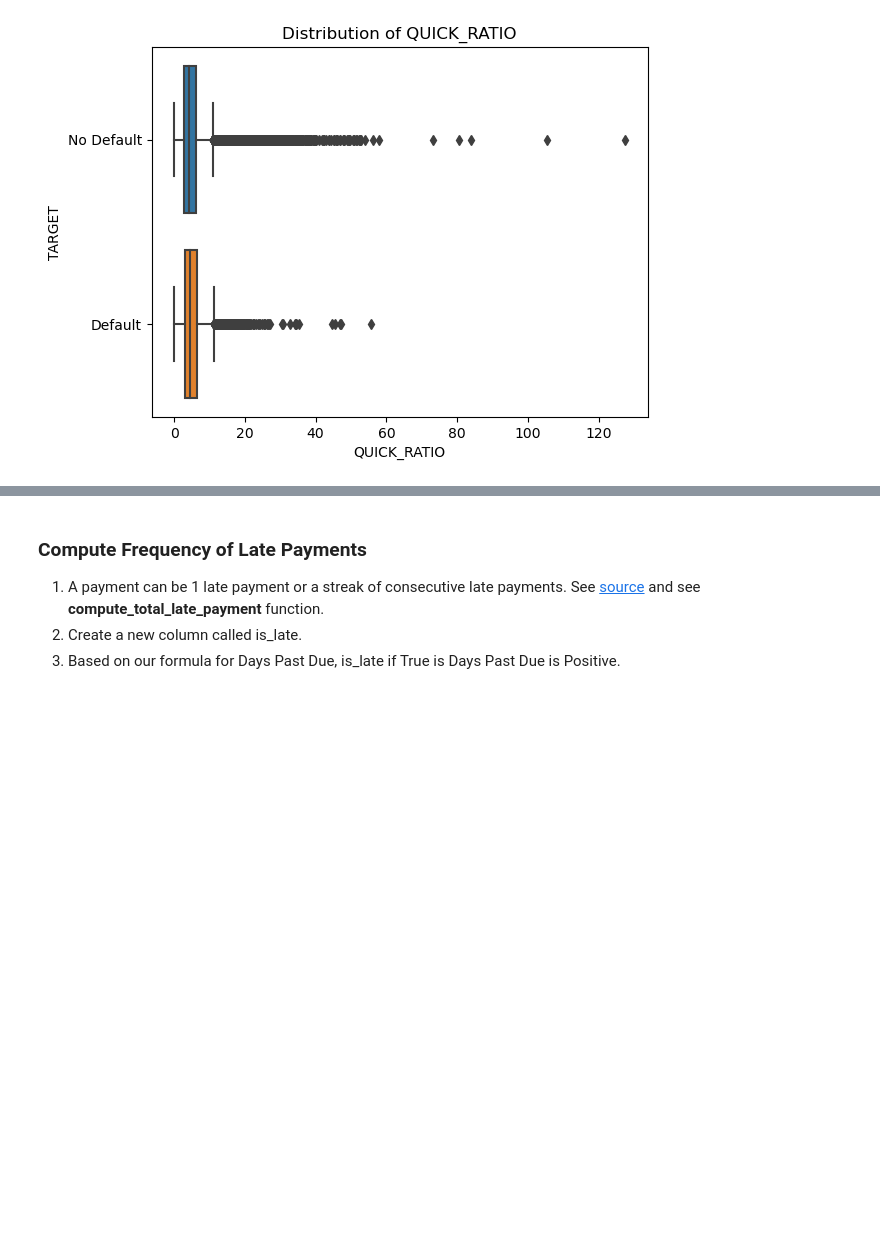
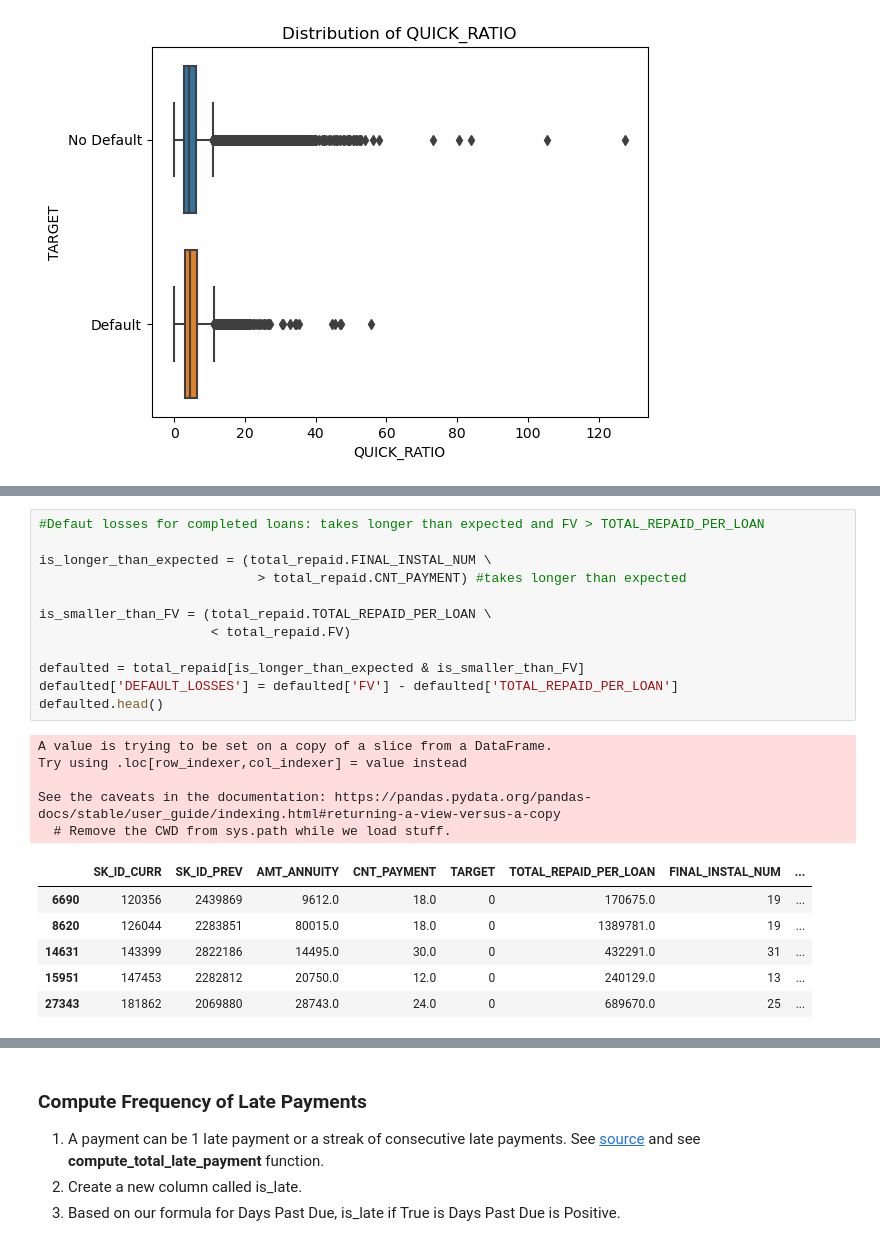
Before and after one commit to HoWeiChin/GA_Capstone, a Jupyter notebook: extracting-instalment-payment-features.ipynb, the cells around one changed output, grey strips where cells are left out. Saved outputs shown, nothing was run; the diff lists cells and outputs as text; blank space fills up the shorter version.

```diff
--- a/extracting-instalment-payment-features.ipynb
+++ b/extracting-instalment-payment-features.ipynb
@@ -517,0 +625,24 @@ print(interest_feature_df.shape)
+# %%
+#Defaut losses for completed loans: takes longer than expected and FV > TOTAL_REPAID_PER_LOAN
+
+is_longer_than_expected = (total_repaid.FINAL_INSTAL_NUM \
+                            > total_repaid.CNT_PAYMENT) #takes longer than expected
+
+is_smaller_than_FV = (total_repaid.TOTAL_REPAID_PER_LOAN \
+                      < total_repaid.FV)
+
+defaulted = total_repaid[is_longer_than_expected & is_smaller_than_FV]
+defaulted['DEFAULT_LOSSES'] = defaulted['FV'] - defaulted['TOTAL_REPAID_PER_LOAN']
+defaulted.head()
+# %% [output]
+A value is trying to be set on a copy of a slice from a DataFrame.
+Try using .loc[row_indexer,col_indexer] = value instead
+
+See the caveats in the documentation: https://pandas.pydata.org/pandas-docs/stable/user_guide/indexing.html#returning-a-view-versus-a-copy
+  # Remove the CWD from sys.path while we load stuff.
+|  | SK_ID_CURR | SK_ID_PREV | AMT_ANNUITY | CNT_PAYMENT | TARGET | TOTAL_REPAID_PER_LOAN | FINAL_INSTAL_NUM | ... |
+| 6690 | 120356 | 2439869 | 9612.0 | 18.0 | 0 | 170675.0 | 19 | ... |
+| 8620 | 126044 | 2283851 | 80015.0 | 18.0 | 0 | 1389781.0 | 19 | ... |
+| 14631 | 143399 | 2822186 | 14495.0 | 30.0 | 0 | 432291.0 | 31 | ... |
+| 15951 | 147453 | 2282812 | 20750.0 | 12.0 | 0 | 240129.0 | 13 | ... |
+| 27343 | 181862 | 2069880 | 28743.0 | 24.0 | 0 | 689670.0 | 25 | ... |
```
Also changed, not shown: parts of 16 cells of this notebook.
